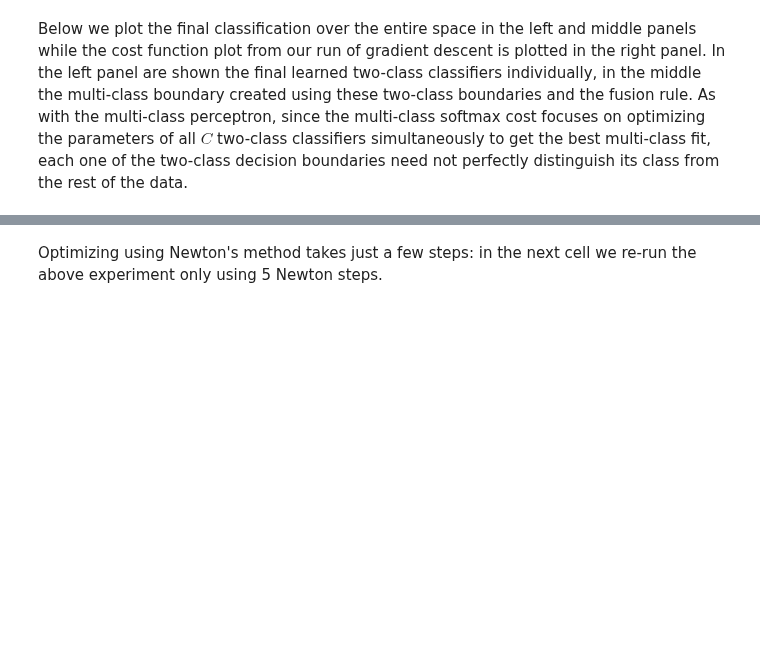
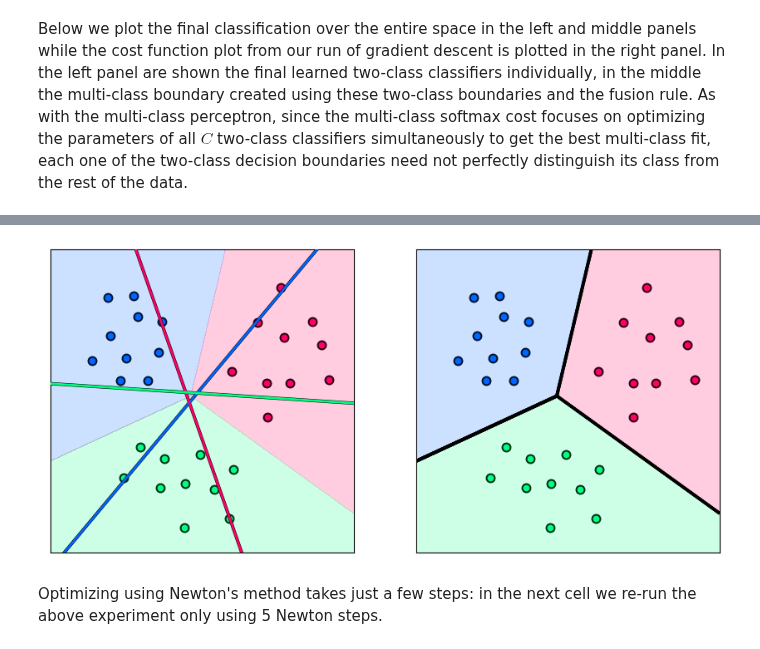
Before and after one commit to neonwatty/machine_learning_refined, a Jupyter notebook: notes/7_Linear_multiclass_classification/7_3_Perceptron.ipynb, the cells around one changed output, grey strips where cells are left out. Saved outputs shown, nothing was run; the diff lists cells and outputs as text; code cells hidden in the pictures; blank space fills up the shorter version.

```diff
--- a/notes/7_Linear_multiclass_classification/7_3_Perceptron.ipynb
+++ b/notes/7_Linear_multiclass_classification/7_3_Perceptron.ipynb
@@ -378,18 +377,14 @@ Below we plot the final classification over the entire space in the left and mid
 # %%
 # This code cell will not be shown in the HTML version of this notebook
 # load in dataset
-data = np.loadtxt(datapath + '3class_data.csv',delimiter = ',')
+data = np.loadtxt('chapter_7_datasets/3class_data.csv',delimiter = ',')
 
-# get input/output pairs
-x = data[:-1,:]
-y = data[-1:,:]
+# create instance of multiclass visualizer
+demo = section_7_3_helpers.MulticlassVisualizer(data)
 
 # run gradient descent to minimize cost
 g = multiclass_softmax; w = 0.1*np.random.randn(3,3); max_its = 200; alpha_choice = 1;
-weight_history,cost_history = optimizers.gradient_descent(g,alpha_choice,max_its,w)
-
-# create an instance of the ova demo
-demo = superlearn.multiclass_illustrator.Visualizer(data)
+weight_history = demo.gradient_descent(g,w,alpha=alpha_choice,max_its=max_its)
 
 # plot classification of space, individual learned classifiers (left panel) and joint boundary (middle panel), and cost-function panel in the right panel
 demo.show_complete_coloring(weight_history, cost = multiclass_softmax)
@@ -399,3 +392,4 @@ demo.show_complete_coloring(weight_history, cost = multiclass_softmax)
+[figure, added]
 # %% [markdown]
 Optimizing using Newton's method takes just a few steps: in the next cell we re-run the above experiment only using 5 Newton steps.
 # %% [markdown]
```
Also changed, not shown: parts of 7 cells of this notebook, 1 other file.
